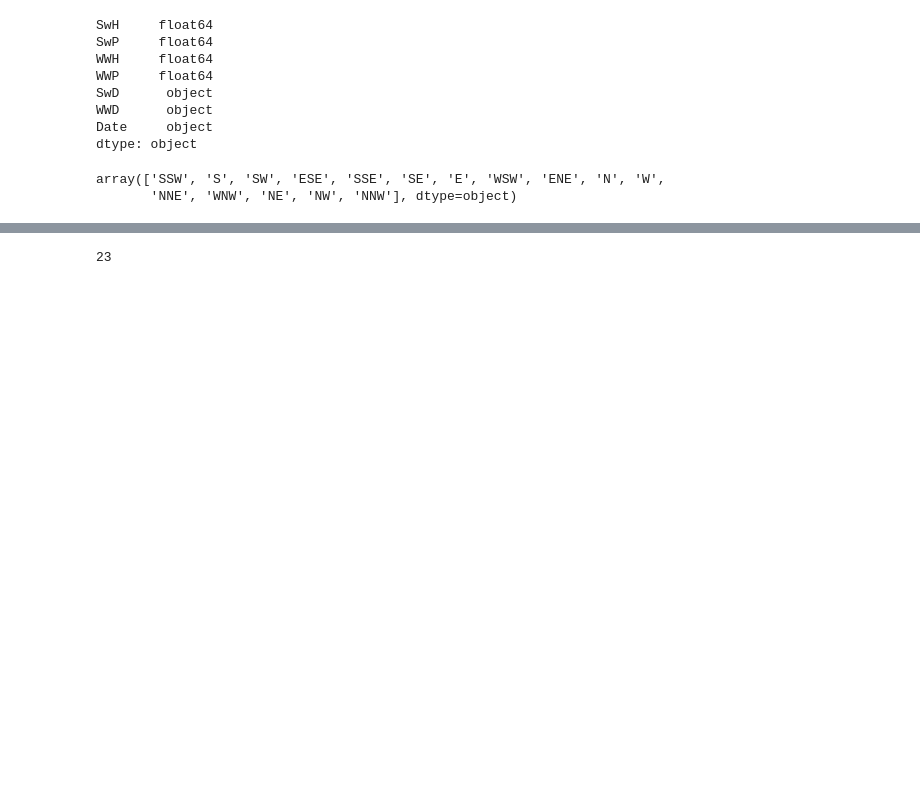
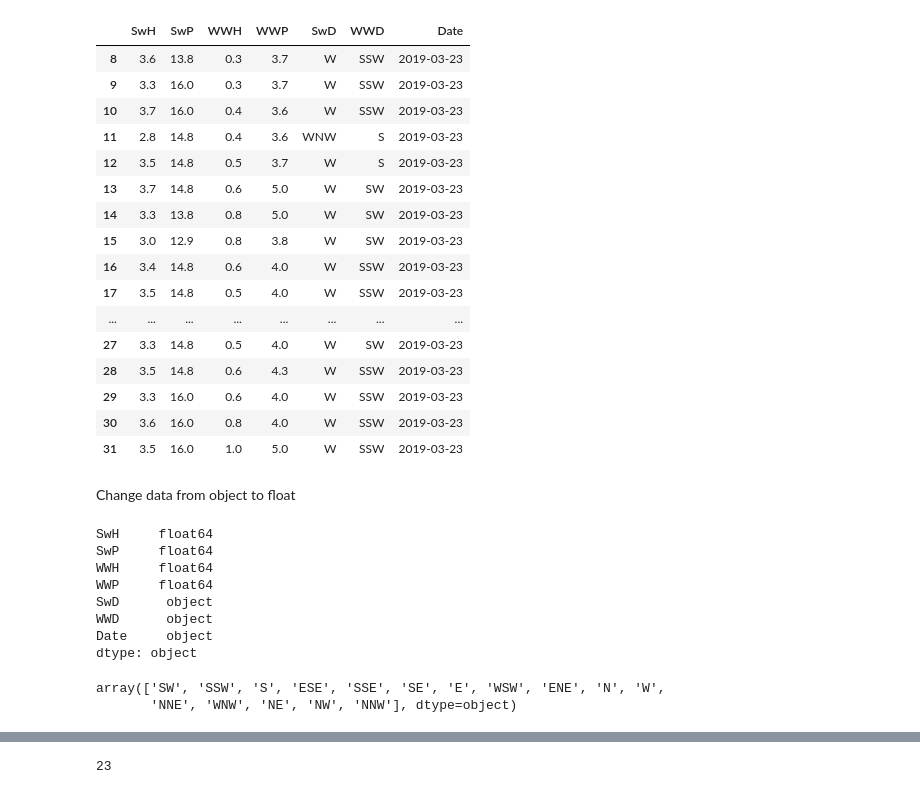
Before and after one commit to Ngann/Surf_Report_Python, a Jupyter notebook: NDBC.ipynb, the cells around one changed output, grey strips where cells are left out. Saved outputs shown, nothing was run; the diff lists cells and outputs as text; code cells hidden in the pictures; blank space fills up the shorter version.

```diff
--- a/NDBC.ipynb
+++ b/NDBC.ipynb
@@ -36,6 +53,27 @@ short_table['Date'] = date
 # %%
 data_table = short_table.drop(short_table.columns[[0,1,2]], axis=1)
 data_table = data_table[data_table['Date']==d]
+data_table
+# %% [output]
+|  | SwH | SwP | WWH | WWP | SwD | WWD | Date |
+| 8 | 3.6 | 13.8 | 0.3 | 3.7 | W | SSW | 2019-03-23 |
+| 9 | 3.3 | 16.0 | 0.3 | 3.7 | W | SSW | 2019-03-23 |
+| 10 | 3.7 | 16.0 | 0.4 | 3.6 | W | SSW | 2019-03-23 |
+| 11 | 2.8 | 14.8 | 0.4 | 3.6 | WNW | S | 2019-03-23 |
+| 12 | 3.5 | 14.8 | 0.5 | 3.7 | W | S | 2019-03-23 |
+| 13 | 3.7 | 14.8 | 0.6 | 5.0 | W | SW | 2019-03-23 |
+| 14 | 3.3 | 13.8 | 0.8 | 5.0 | W | SW | 2019-03-23 |
+| 15 | 3.0 | 12.9 | 0.8 | 3.8 | W | SW | 2019-03-23 |
+| 16 | 3.4 | 14.8 | 0.6 | 4.0 | W | SSW | 2019-03-23 |
+| 17 | 3.5 | 14.8 | 0.5 | 4.0 | W | SSW | 2019-03-23 |
+| ... | ... | ... | ... | ... | ... | ... | ... |
+| 27 | 3.3 | 14.8 | 0.5 | 4.0 | W | SW | 2019-03-23 |
+| 28 | 3.5 | 14.8 | 0.6 | 4.3 | W | SSW | 2019-03-23 |
+| 29 | 3.3 | 16.0 | 0.6 | 4.0 | W | SSW | 2019-03-23 |
+| 30 | 3.6 | 16.0 | 0.8 | 4.0 | W | SSW | 2019-03-23 |
+| 31 | 3.5 | 16.0 | 1.0 | 5.0 | W | SSW | 2019-03-23 |
+# %% [markdown]
+Change data from object to float
 # %%
 data_table['SwH'] = data_table.SwH.astype(float)
 data_table['SwP'] = data_table.SwP.astype(float)
@@ -56,7 +94,7 @@ dtype: object
 wave = data_table.SwH * data_table.SwP
 data_table['Wave'] = wave
 # %%
-article_read.WWD.unique()
+surf_table.WWD.unique()
 # %% [output]
-array(['SSW', 'S', 'SW', 'ESE', 'SSE', 'SE', 'E', 'WSW', 'ENE', 'N', 'W',
+array(['SW', 'SSW', 'S', 'ESE', 'SSE', 'SE', 'E', 'WSW', 'ENE', 'N', 'W',
        'NNE', 'WNW', 'NE', 'NW', 'NNW'], dtype=object)
```
Also changed, not shown: parts of 42 cells of this notebook.
